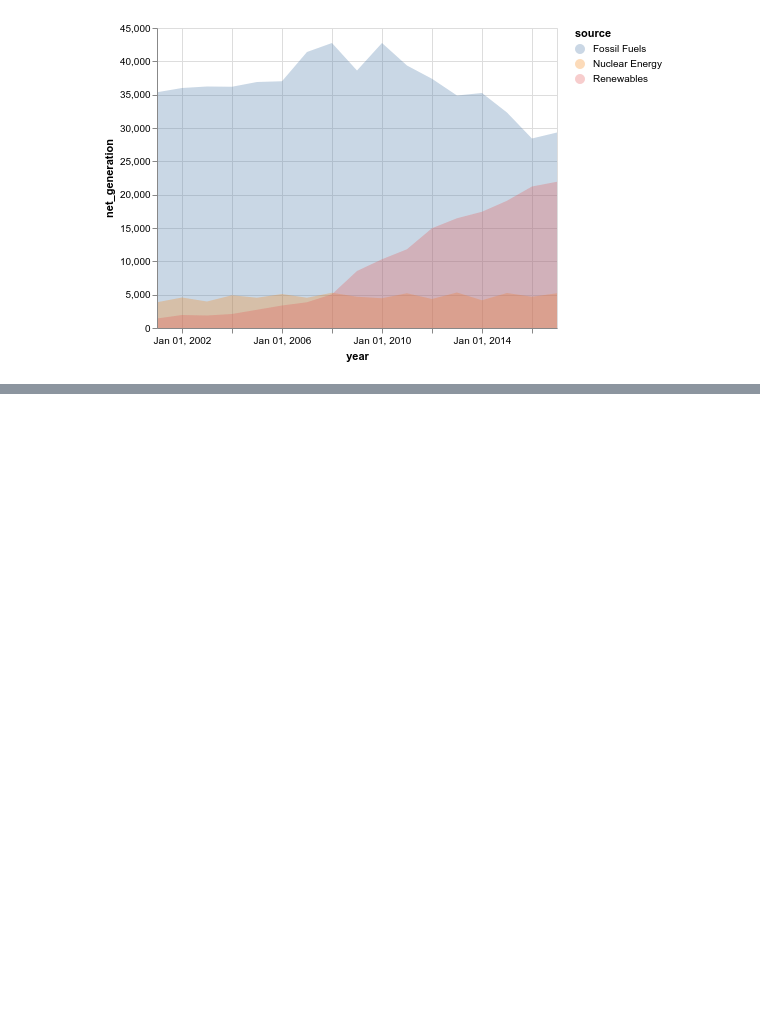
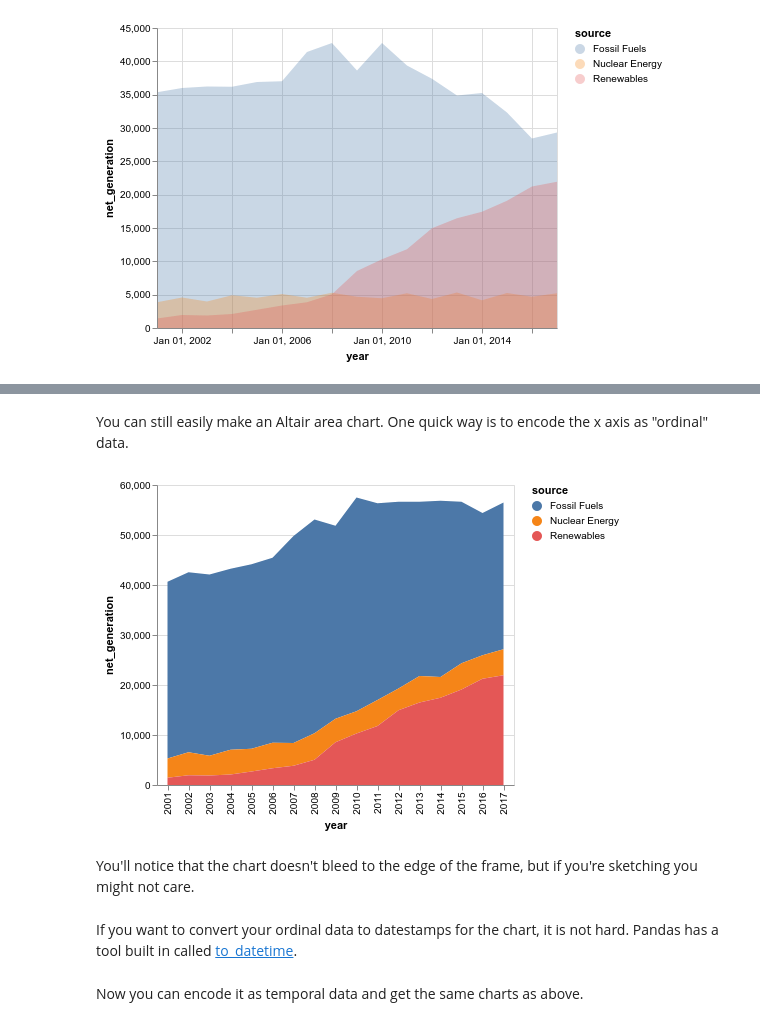
Before and after one commit to datadesk/altair-area-examples, a Jupyter notebook: notebook.ipynb, the cells around one changed output, grey strips where cells are left out. Drawn from its saved outputs; the diff is of its cells as text; code cells hidden in the pictures; blank space fills up the shorter version.

```diff
--- a/notebook.ipynb
+++ b/notebook.ipynb
@@ -61,0 +115,2 @@ alt.Chart(data).mark_area(opacity=0.3).encode(
+# %%
+data.year = data.year.dt.year
@@ -61,0 +126,14 @@ alt.Chart(data).mark_area(opacity=0.3).encode(
+# %% [markdown]
+You can still easily make an Altair area chart. One quick way is to encode the x axis as "ordinal" data.
+# %%
+alt.Chart(data).mark_area().encode(
+    x="year:O",  # <-- Right there
+    y="net_generation:Q",
+    color="source:N"
+)
+# %% [output]
+[figure, added]
+# %% [markdown]
+You'll notice that the chart doesn't bleed to the edge of the frame, but if you're sketching you might not care.
+# %% [markdown]
+If you want to convert your ordinal data to datestamps for the chart, it is not hard. Pandas has a tool built in called [to_datetime](https://pandas.pydata.org/pandas-docs/stable/generated/pandas.to_datetime.html).
@@ -62,3 +144,5 @@ alt.Chart(data).mark_area(opacity=0.3).encode(
+# %% [markdown]
+Now you can encode it as temporal data and get the same charts as above.
 # %%
 alt.Chart(data).mark_area().encode(
     x="year:T",
```
Also changed, not shown: parts of 21 cells of this notebook, 2 other files.
